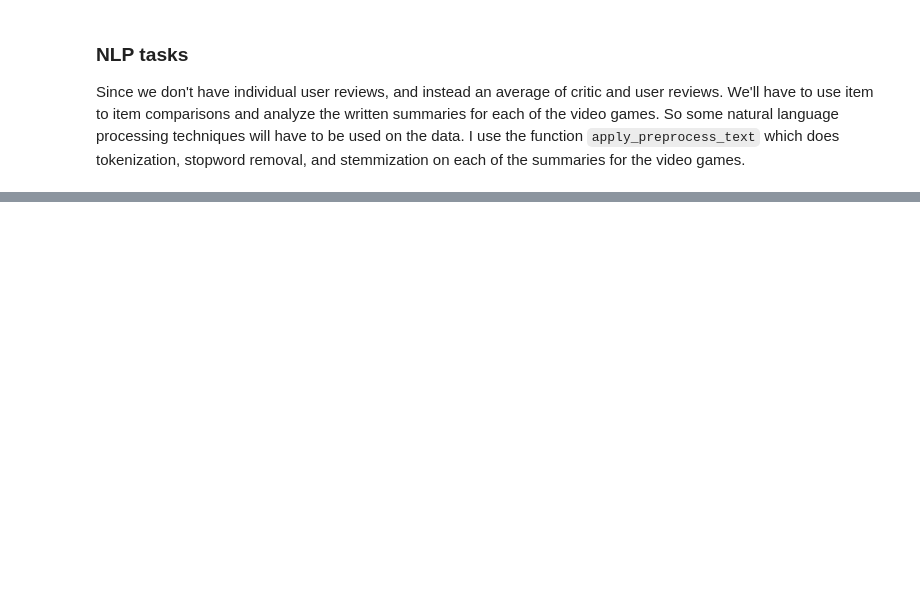
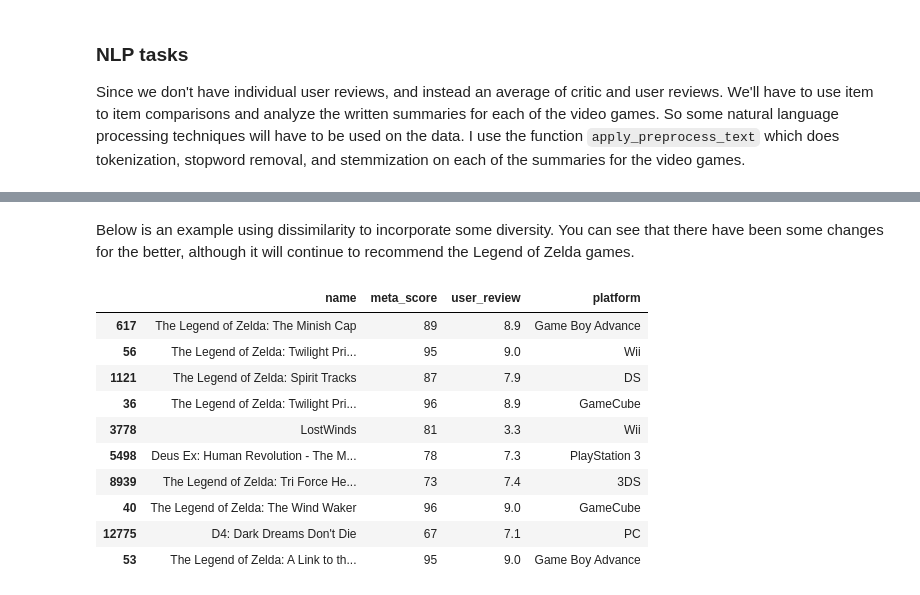
Before and after one commit to Sibajar/recsys-games, a Jupyter notebook: game_recommendations.ipynb, the cells around one changed output, grey strips where cells are left out. Drawn from its saved outputs; the diff is of its cells as text; code cells hidden in the pictures; blank space fills up the shorter version.

```diff
--- a/game_recommendations.ipynb
+++ b/game_recommendations.ipynb
@@ -58,0 +127,22 @@ df.head(10)
+# %%
+recsys = GameRecommender(df, metric = 'cosine')
+recsys.fit()
+# %% [markdown]
+Below is an example using dissimilarity to incorporate some diversity. You can see that there have been some changes for the better, although it will continue to recommend the Legend of Zelda games.
+# %%
+recs = recsys.predict(0, None)
+cols = ["name", "meta_score", "user_review", "platform"]
+recs = df.iloc[recs][cols]
+recs
+# %% [output]
+|  | name | meta_score | user_review | platform |
+| 617 | The Legend of Zelda: The Minish Cap | 89 | 8.9 | Game Boy Advance |
+| 56 | The Legend of Zelda: Twilight Pri... | 95 | 9.0 | Wii |
+| 1121 | The Legend of Zelda: Spirit Tracks | 87 | 7.9 | DS |
+| 36 | The Legend of Zelda: Twilight Pri... | 96 | 8.9 | GameCube |
+| 3778 | LostWinds | 81 | 3.3 | Wii |
+| 5498 | Deus Ex: Human Revolution - The M... | 78 | 7.3 | PlayStation 3 |
+| 8939 | The Legend of Zelda: Tri Force He... | 73 | 7.4 | 3DS |
+| 40 | The Legend of Zelda: The Wind Waker | 96 | 9.0 | GameCube |
+| 12775 | D4: Dark Dreams Don't Die | 67 | 7.1 | PC |
+| 53 | The Legend of Zelda: A Link to th... | 95 | 9.0 | Game Boy Advance |
```
Also changed, not shown: parts of 12 cells of this notebook, 10 other files.
